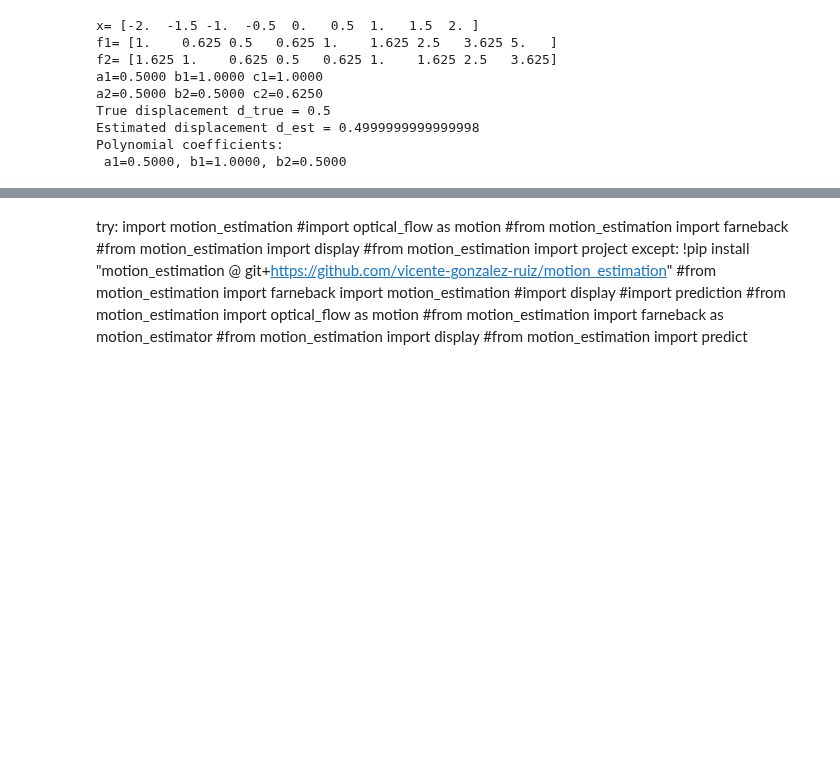
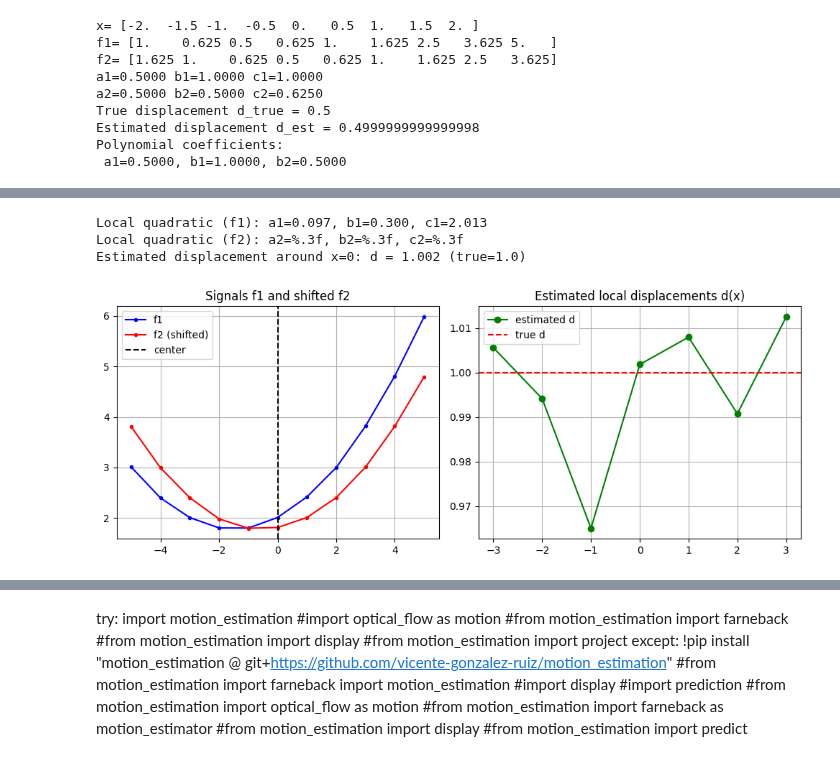
Before and after one commit to vicente-gonzalez-ruiz/motion_estimation, a Jupyter notebook: src/farneback_1D.ipynb, the cells around one changed output, grey strips where cells are left out. Drawn from its saved outputs; the diff is of its cells as text; code cells hidden in the pictures; blank space fills up the shorter version.

```diff
--- a/src/farneback_1D.ipynb
+++ b/src/farneback_1D.ipynb
@@ -272,0 +288,76 @@ Ok, now, can you show how to deal with the aperture problems using least squares
+# %%
+# Farneback 1D example without considering the Gaussian weights
+
+import numpy as np
+import matplotlib.pyplot as plt
+
+# ---- Step 1: Create a synthetic 1D signal ----
+x = np.arange(-5, 6)
+true_d = 1.0  # true displacement
+
+# original signal: smooth parabola
+f1 = 0.1 * x**2 + 0.3 * x + 2 + 0.01*np.random.randn(len(x))
+
+# shifted version (like next frame)
+f2 = 0.1 * (x - true_d)**2 + 0.3 * (x - true_d) + 2 + 0.01*np.random.randn(len(x))
+
+# ---- Step 2: Local quadratic fitting (polynomial expansion) ----
+def fit_quadratic(xi, fi, x0):
+    """
+    Fit f(x) ≈ a*(x-x0)^2 + b*(x-x0) + c in least squares sense.
+    """
+    X = np.vstack([(xi - x0)**2, (xi - x0), np.ones_like(xi)]).T
+    coeffs, *_ = np.linalg.lstsq(X, fi, rcond=None)
+    return coeffs  # a, b, c
+
+# Choose a center sample
+i0 = 5  # center index
+window = 2  # neighborhood radius
+xi = x[i0-window:i0+window+1]
+f1_local = f1[i0-window:i0+window+1]
+f2_local = f2[i0-window:i0+window+1]
+
+# Fit both signals locally
+a1, b1, c1 = fit_quadratic(xi, f1_local, x[i0])
+a2, b2, c2 = fit_quadratic(xi, f2_local, x[i0])
+
+print("Local quadratic (f1): a1=%.3f, b1=%.3f, c1=%.3f" % (a1,b1,c1))
+print("Local quadratic (f2): a2=%.3f, b2=%.3f, c2=%.3f")
+
+# ---- Step 3: Estimate displacement d ----
+# From Farnebäck’s derivation in 1D:
+# a1 = a2  (approx)
+# b2 ≈ b1 - 2*a1*d  ⇒  d ≈ (b1 - b2)/(2*a1)
+d_est = (b1 - b2) / (2 * a1)
+print(f"Estimated displacement around x={x[i0]}: d = {d_est:.3f} (true={true_d})")
+
+# ---- Step 4: (Optional) Repeat for several neighborhoods ----
+d_all = []
+for i in range(window, len(x)-window):
+    xi = x[i-window:i+window+1]
+    a1, b1, c1 = fit_quadratic(xi, f1[i-window:i+window+1], x[i])
+    a2, b2, c2 = fit_quadratic(xi, f2[i-window:i+window+1], x[i])
+    d_all.append((b1 - b2) / (2 * a1))
+d_all = np.array(d_all)
+
+# ---- Step 5: Visualize ----
+plt.figure(figsize=(10,4))
+plt.subplot(1,2,1)
+plt.title("Signals f1 and shifted f2")
+plt.plot(x, f1, 'b.-', label='f1')
+plt.plot(x, f2, 'r.-', label='f2 (shifted)')
+plt.axvline(x[i0], color='k', ls='--', label='center')
+plt.legend(); plt.grid()
+
+plt.subplot(1,2,2)
+plt.title("Estimated local displacements d(x)")
+plt.plot(x[window:-window], d_all, 'go-', label='estimated d')
+plt.axhline(true_d, color='r', ls='--', label='true d')
+plt.legend(); plt.grid()
+plt.tight_layout()
+plt.show()
+# %% [output]
+Local quadratic (f1): a1=0.097, b1=0.300, c1=2.013
+Local quadratic (f2): a2=%.3f, b2=%.3f, c2=%.3f
+Estimated displacement around x=0: d = 1.002 (true=1.0)
+[figure, added]
```
Also changed, not shown: parts of 5 cells of this notebook.
